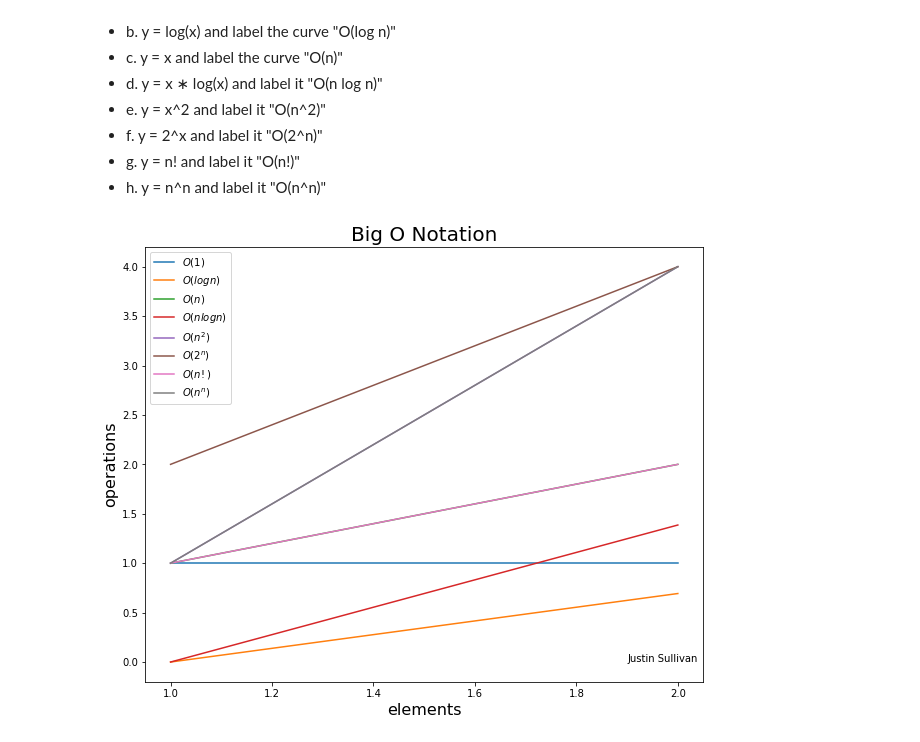
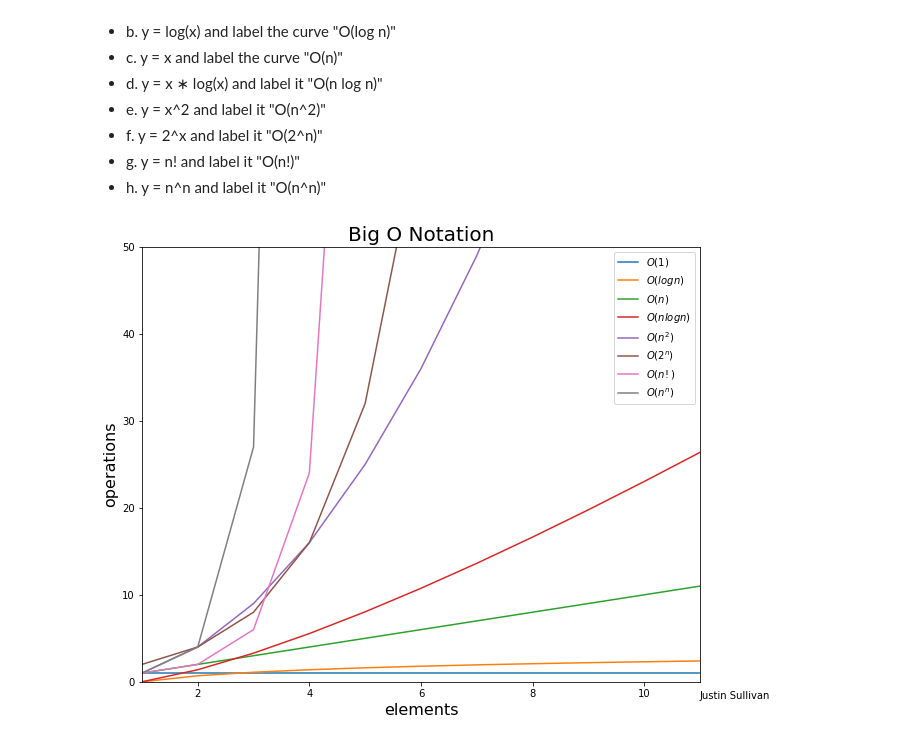
Before and after one commit to justin-m-sullivan/numpy-pandas-visualization-exercises, a Jupyter notebook: big_o_notation.ipynb, the cells around one changed output. Saved outputs shown, nothing was run; the diff lists cells and outputs as text; code cells hidden in the pictures.

```diff
--- a/big_o_notation.ipynb
+++ b/big_o_notation.ipynb
@@ -26,37 +26,46 @@ from random import randint
 import random
 import pandas as pd
 # %%
+#choose a figure size for my chart
 plt.figure(figsize= (10,8))
 
 #define x values:
-x = range(1,3)
+x = range(1,20)
 
 # define curves as ys
-ya = [0*n+1 for n in x]
+ya = [0 * n + 1 for n in x]
 yb = [math.log(n) for n in x]
 yc = [n for n in x]
 yd = [n * math.log(n) for n in x]
 ye = [n ** 2 for n in x]
 yf = [2 ** n for n in x]
 yg = [math.factorial(n) for n in x]
 yh = [n ** n for n in x]
 
 
+#plot curves with labels:
+plt.plot(x, ya, label='$O(1)$')
+plt.plot(x, yb, label='$O(log n)$')
+plt.plot(x, yc, label='$O(n)$')
+plt.plot(x, yd, label='$O(n log n)$')
+plt.plot(x, ye, label='$O(n^2)$')
+plt.plot(x, yf, label='$O(2^n)$')
+plt.plot(x, yg, label='$O(n!)$')
+plt.plot(x, yh, label='$O(n^n)$')
 
-plt.plot(x,ya, label='$O(1)$')
-plt.plot(x,yb, label='$O(log n)$')
-plt.plot(x,yc, label='$O(n)$')
-plt.plot(x,yd, label='$O(n log n)$')
-plt.plot(x,ye, label='$O(n^2)$')
-plt.plot(x,yf, label='$O(2^n)$')
-plt.plot(x,yg, label='$O(n!)$')
-plt.plot(x,yh, label='$O(n^n)$')
+#create titkles and label x,y axis:
 plt.title('Big O Notation', fontsize=20)
 plt.xlabel('elements', fontsize=16)
 plt.ylabel('operations', fontsize=16)
 plt.legend()
-plt.text(1.9, 0 ,'Justin Sullivan')
+
+#add author's name
+plt.text(11, -2 ,'Justin Sullivan')
+
+#This defines the limits of the chart, allowing for a better visual of the plotted data
+plt.xlim(1, 11)
+plt.ylim(0, 50)
 
 plt.show()
 # %% [output]
-[figure, old version]
+[figure, new version]
```
